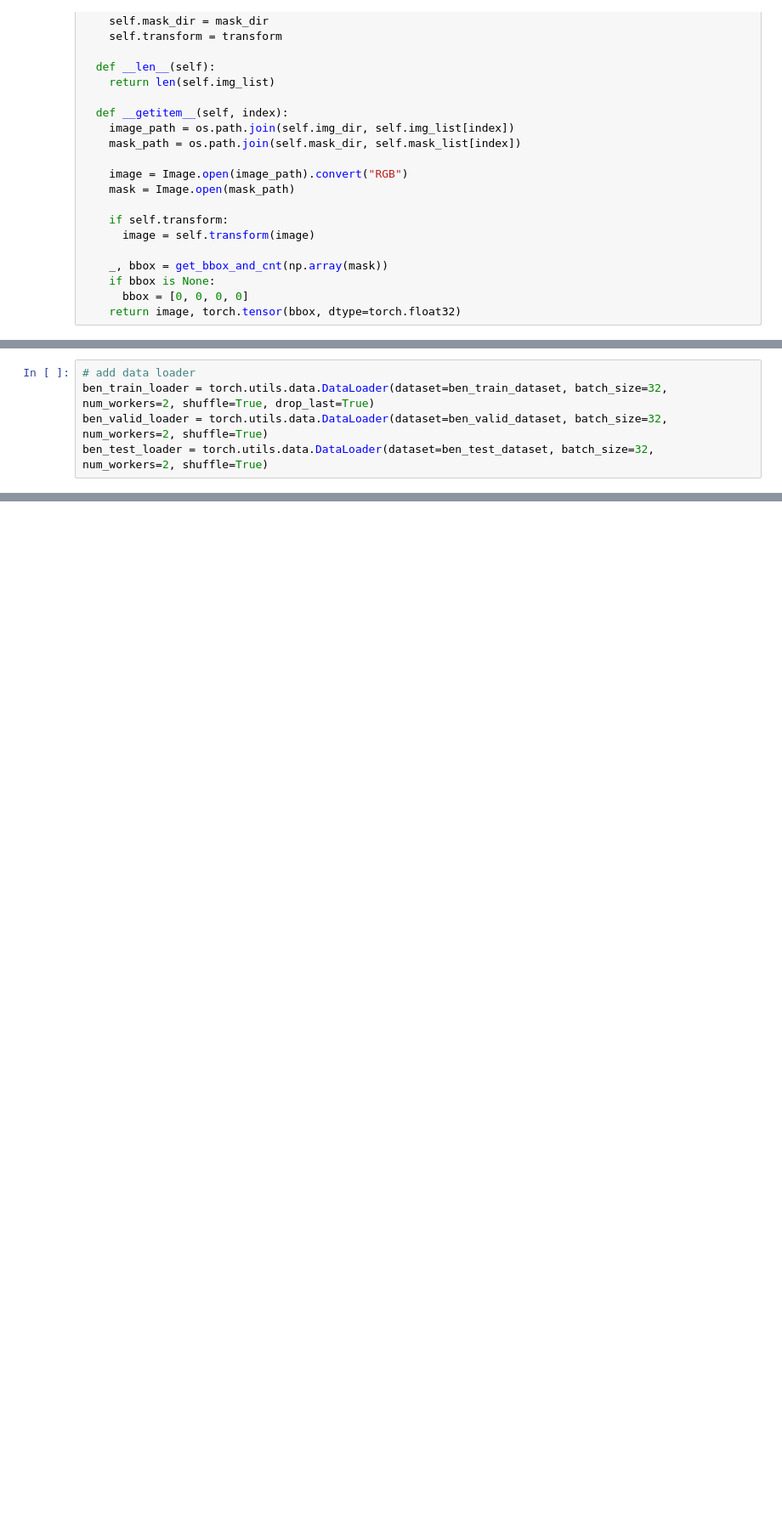
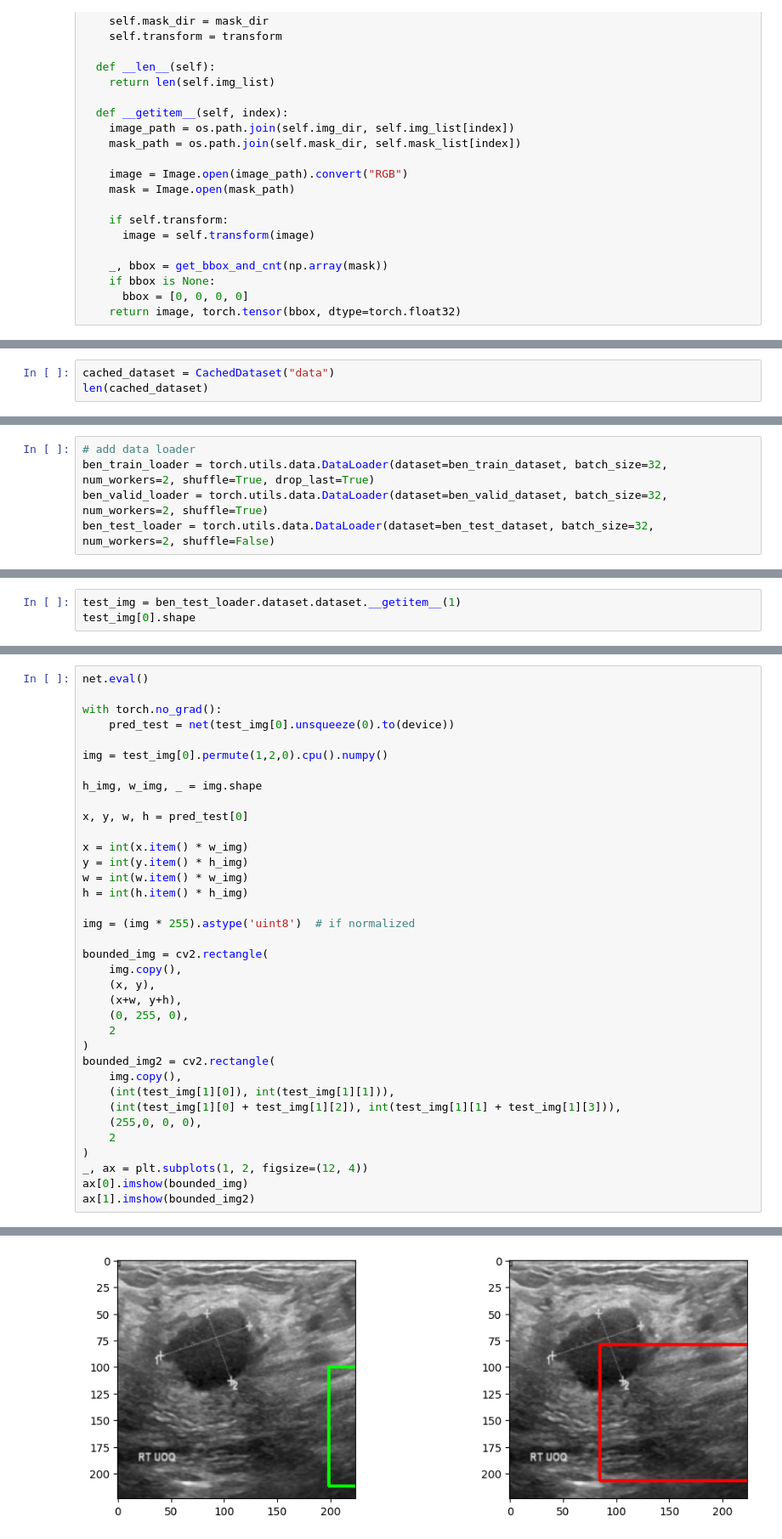
Before and after one commit to nawroz-m/ML_learning, a Jupyter notebook: BUSI.ipynb, the cells around one changed output, grey strips where cells are left out. Shown at 85% size. Cells and saved outputs as stored; diff of their text form; blank space fills up the shorter version.

```diff
--- a/BUSI.ipynb
+++ b/BUSI.ipynb
@@ -292,0 +317,3 @@ malignant_dataset = Dataset(malignant, malignant_mask, 'malignant', 'malignant_m
+# %%
+cached_dataset = CachedDataset("data")
+len(cached_dataset)
@@ -300,4 +329,4 @@ ben_train_dataset, ben_valid_dataset, ben_test_dataset = torch.utils.data.random
 # add data loader
 ben_train_loader = torch.utils.data.DataLoader(dataset=ben_train_dataset, batch_size=32, num_workers=2, shuffle=True, drop_last=True)
 ben_valid_loader = torch.utils.data.DataLoader(dataset=ben_valid_dataset, batch_size=32, num_workers=2, shuffle=True)
-ben_test_loader = torch.utils.data.DataLoader(dataset=ben_test_dataset, batch_size=32, num_workers=2, shuffle=True)
+ben_test_loader = torch.utils.data.DataLoader(dataset=ben_test_dataset, batch_size=32, num_workers=2, shuffle=False)
@@ -376,0 +503,3 @@ tensor([[ 0.0100, -0.0977,  0.0713, -0.1207]], grad_fn=<AddmmBackward0>)
+# %%
+test_img = ben_test_loader.dataset.dataset.__getitem__(1)
+test_img[0].shape
@@ -376,0 +508,37 @@ tensor([[ 0.0100, -0.0977,  0.0713, -0.1207]], grad_fn=<AddmmBackward0>)
+# %%
+net.eval()
+
+with torch.no_grad():
+    pred_test = net(test_img[0].unsqueeze(0).to(device))
+
+img = test_img[0].permute(1,2,0).cpu().numpy()
+
+h_img, w_img, _ = img.shape
+
+x, y, w, h = pred_test[0]
+
+x = int(x.item() * w_img)
+y = int(y.item() * h_img)
+w = int(w.item() * w_img)
+h = int(h.item() * h_img)
+
+img = (img * 255).astype('uint8')  # if normalized
+
+bounded_img = cv2.rectangle(
+    img.copy(),
+    (x, y),
+    (x+w, y+h),
+    (0, 255, 0),
+    2
+)
+bounded_img2 = cv2.rectangle(
+    img.copy(),
+    (int(test_img[1][0]), int(test_img[1][1])),
+    (int(test_img[1][0] + test_img[1][2]), int(test_img[1][1] + test_img[1][3])),
+    (255,0, 0, 0),
+    2
+)
+_, ax = plt.subplots(1, 2, figsize=(12, 4))
+ax[0].imshow(bounded_img)
+ax[1].imshow(bounded_img2)
+# %% [output]
@@ -376,0 +546 @@ tensor([[ 0.0100, -0.0977,  0.0713, -0.1207]], grad_fn=<AddmmBackward0>)
+[figure, added]
```
Also changed, not shown: parts of 24 cells of this notebook.
